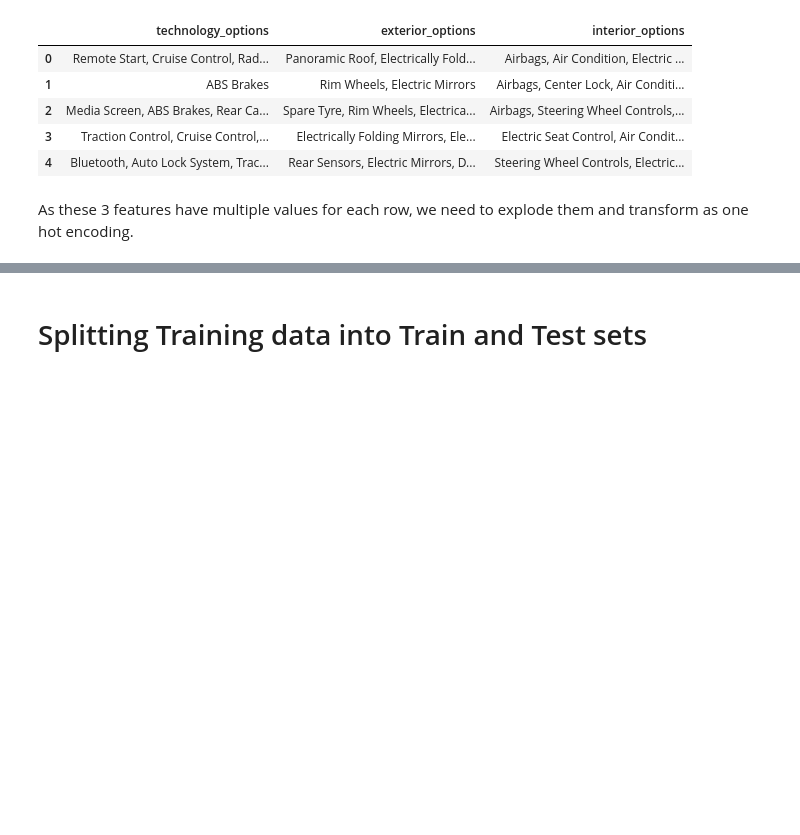
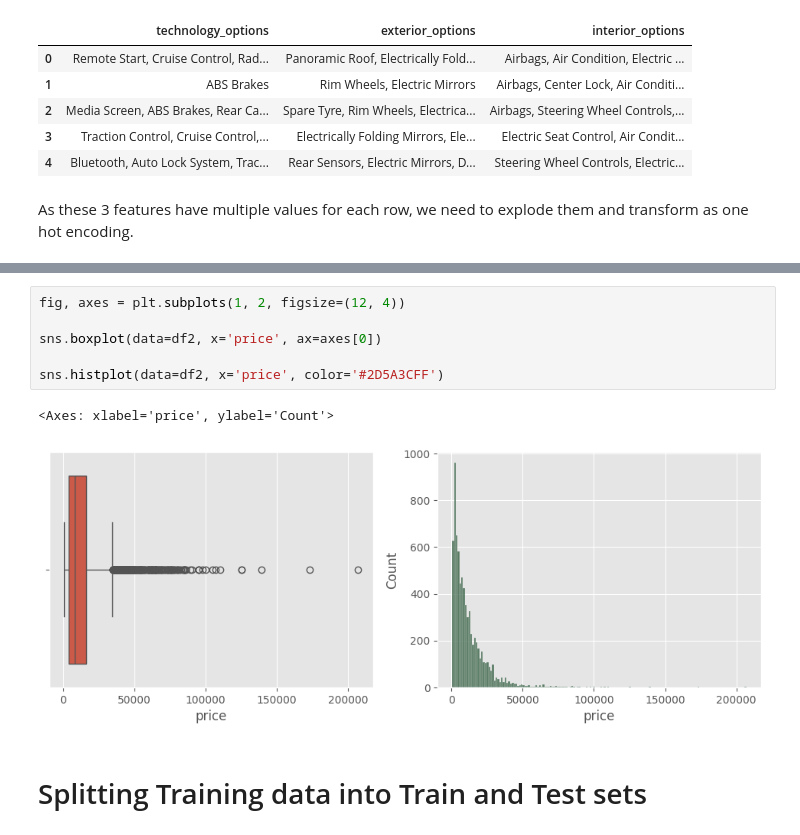
Before and after one commit to abhaykukade/Car-Price-Prediction, a Jupyter notebook: main.ipynb, the cells around one changed output, grey strips where cells are left out. Cells and saved outputs as stored; diff of their text form; blank space fills up the shorter version.

```diff
--- a/main.ipynb
+++ b/main.ipynb
@@ -672,3 +716,12 @@ As these 3 features have multiple values for each row, we need to explode them a
+# %%
+fig, axes = plt.subplots(1, 2, figsize=(12, 4))
+
+sns.boxplot(data=df2, x='price', ax=axes[0])
+
+sns.histplot(data=df2, x='price', color='#2D5A3CFF')
+# %% [output]
+<Axes: xlabel='price', ylabel='Count'>
+[figure, added]
 # %% [markdown]
 # Splitting Training data into Train and Test sets
 # %%
```
Also changed, not shown: parts of 9 cells of this notebook.
